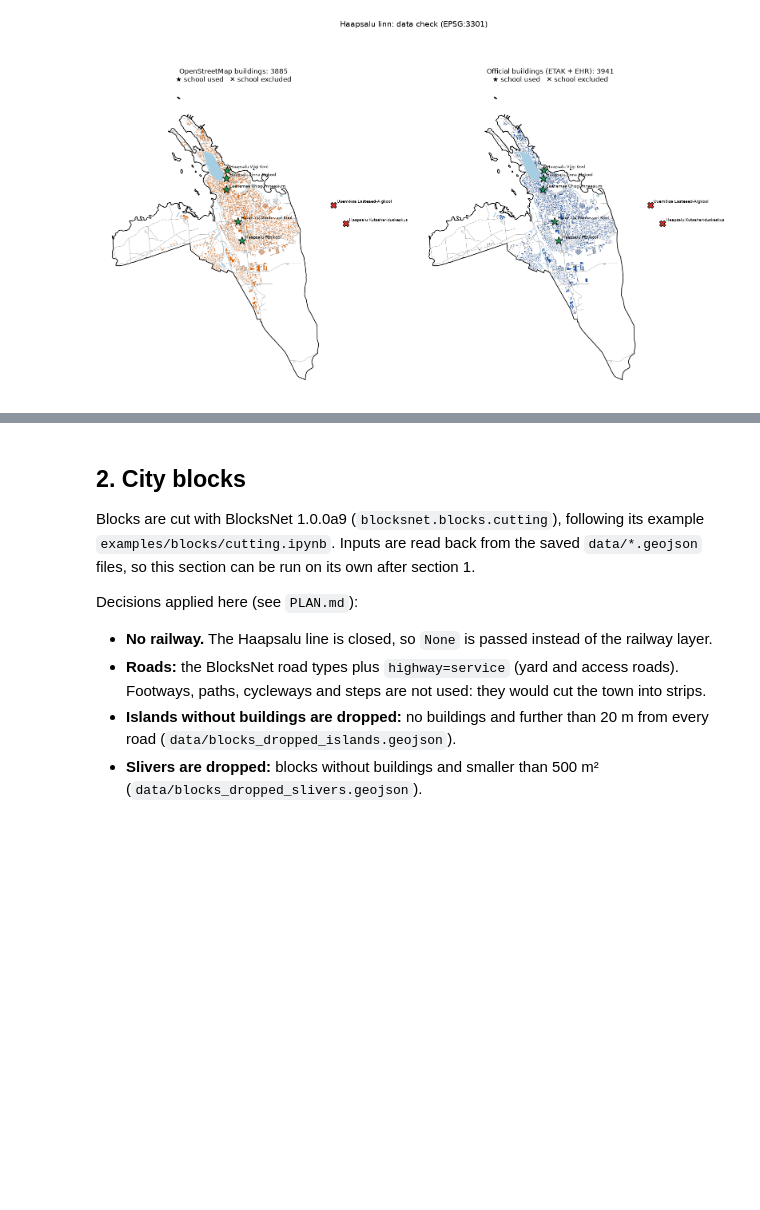
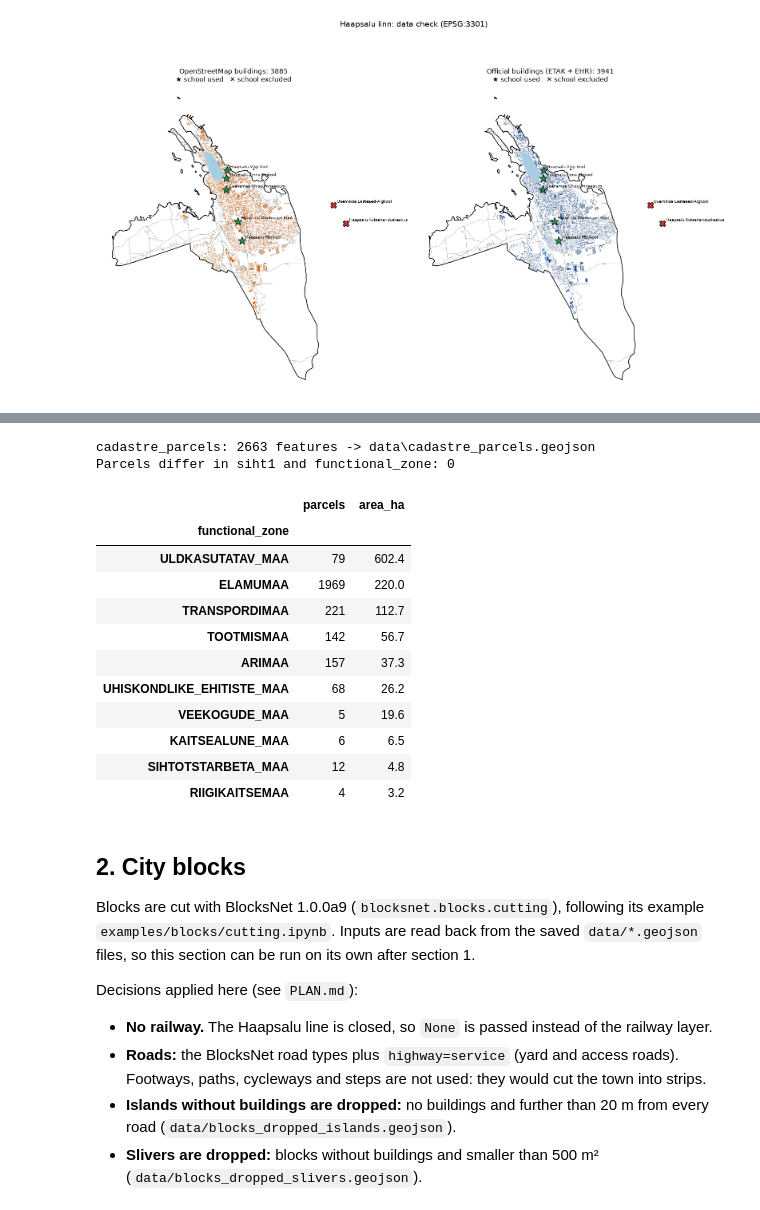
Before and after one commit to aleks-nab/haapsalu-urban-blocks, a Jupyter notebook: notebook.ipynb, the cells around one changed output, grey strips where cells are left out. Cells and saved outputs as stored; diff of their text form; code cells hidden in the pictures; blank space fills up the shorter version.

```diff
--- a/notebook.ipynb
+++ b/notebook.ipynb
@@ -58,7 +58,8 @@ DATES_FILE = DATA / "download_dates.json"
 DATES = json.loads(DATES_FILE.read_text(encoding="utf-8")) if DATES_FILE.exists() else {}
 LAYER_SOURCE = {"boundary": "ehak_settlements", "osm_roads": "osm_roads", "osm_railways": "osm", "osm_water": "osm",
                 "osm_landuse": "osm", "osm_buildings": "osm", "osm_schools": "osm",
-                "official_buildings": "etak_ehr_hooned", "ehis_schools": "ehis", "schools": "ehis"}
+                "official_buildings": "etak_ehr_hooned", "ehis_schools": "ehis", "schools": "ehis",
+                "cadastre_parcels": "cadastre"}
 
 
 def stamp(key):
@@ -764,3 +796,62 @@ plt.show()
+# %%
+import xml.etree.ElementTree as ET
+
+KATASTER_WFS = "https://gsavalik.envir.ee/geoserver/kataster/wfs"
+caps_file = download(f"{KATASTER_WFS}?service=WFS&version=2.0.0&request=GetCapabilities",
+                     RAW / "kataster_wfs_capabilities.xml")
+OWS = "{http://www.opengis.net/ows/1.1}"
+caps_root = ET.parse(caps_file).getroot()
+CADASTRE_ABSTRACT = caps_root.find(f"{OWS}ServiceIdentification/{OWS}Abstract").text.strip()
+CADASTRE_LAYER_ABSTRACT = next(
+    ft.find("{*}Abstract").text.strip() for ft in caps_root.iter()
+    if ft.tag.endswith("}FeatureType") and ft.find("{*}Name").text == "kataster:ky_kehtiv")
+
+cad_raw = RAW / "kataster_ky_kehtiv_hkood1692.geojson"
+if not cad_raw.exists():  # frozen: downloaded only if the raw file is missing
+    cql = urllib.parse.quote("hkood='1692'")
+    urllib.request.urlretrieve(
+        f"{KATASTER_WFS}?service=WFS&version=2.0.0&request=GetFeature&typeNames=kataster:ky_kehtiv"
+        f"&outputFormat=application/json&srsName=EPSG:3301&sortBy=tunnus&count=10000&cql_filter={cql}", cad_raw)
+cad_json = json.loads(cad_raw.read_text(encoding="utf-8"))
+assert len(cad_json["features"]) == cad_json["numberMatched"]  # one page is enough
+
+parcels = gpd.GeoDataFrame.from_features(cad_json["features"], crs=CRS)
+parcels = parcels[["tunnus", "siht1", "siht2", "siht3", "so_prts1", "so_prts2", "so_prts3", "pindala", "omvorm",
+                   "muudet", "geometry"]]
+parcels["geometry"] = parcels.geometry.intersection(area)
+parcels = parcels[parcels.geom_type.isin(["Polygon", "MultiPolygon"])]
+
+# purpose with the largest share; np.argmax takes the first one (siht1) when shares are equal
+shares = parcels[["so_prts1", "so_prts2", "so_prts3"]].fillna(0).to_numpy()
+purposes = parcels[["siht1", "siht2", "siht3"]].to_numpy()
+parcels["functional_zone"] = [purposes[i, shares[i].argmax()] for i in range(len(parcels))]
+parcels = parcels.sort_values("tunnus").reset_index(drop=True)
+stamp("cadastre")
+
+LICENCE_CADASTRE = ("CC BY 4.0, attributed to the Estonian Ministry of Economic affairs and Communication "
+                    "(statement of the WFS service, quoted in Licences below)")
+cadastre_parcels = save_layer(parcels, "cadastre_parcels",
+                              "Maa- ja Ruumiamet cadastre WFS kataster:ky_kehtiv (KÜ piirid), hkood 1692, clipped to the town; "
+                              "functional_zone = purpose with the largest so_prts",
+                              KATASTER_WFS, LICENCE_CADASTRE)
+print("Parcels differ in siht1 and functional_zone:", int((parcels["siht1"] != parcels["functional_zone"]).sum()))
+(cadastre_parcels.assign(area_ha=cadastre_parcels.area / 1e4).groupby("functional_zone")["area_ha"]
+ .agg(parcels="size", area_ha="sum").round(1).sort_values("area_ha", ascending=False))
+# %% [output]
+cadastre_parcels: 2663 features -> data\cadastre_parcels.geojson
+Parcels differ in siht1 and functional_zone: 0
+|  | parcels | area_ha |
+| functional_zone |  |  |
+| ULDKASUTATAV_MAA | 79 | 602.4 |
+| ELAMUMAA | 1969 | 220.0 |
+| TRANSPORDIMAA | 221 | 112.7 |
+| TOOTMISMAA | 142 | 56.7 |
+| ARIMAA | 157 | 37.3 |
+| UHISKONDLIKE_EHITISTE_MAA | 68 | 26.2 |
+| VEEKOGUDE_MAA | 5 | 19.6 |
+| KAITSEALUNE_MAA | 6 | 6.5 |
+| SIHTOTSTARBETA_MAA | 12 | 4.8 |
+| RIIGIKAITSEMAA | 4 | 3.2 |
 # %% [markdown]
 ## 2. City blocks
 
```
Also changed, not shown: parts of 11 cells of this notebook, 7 other files.
